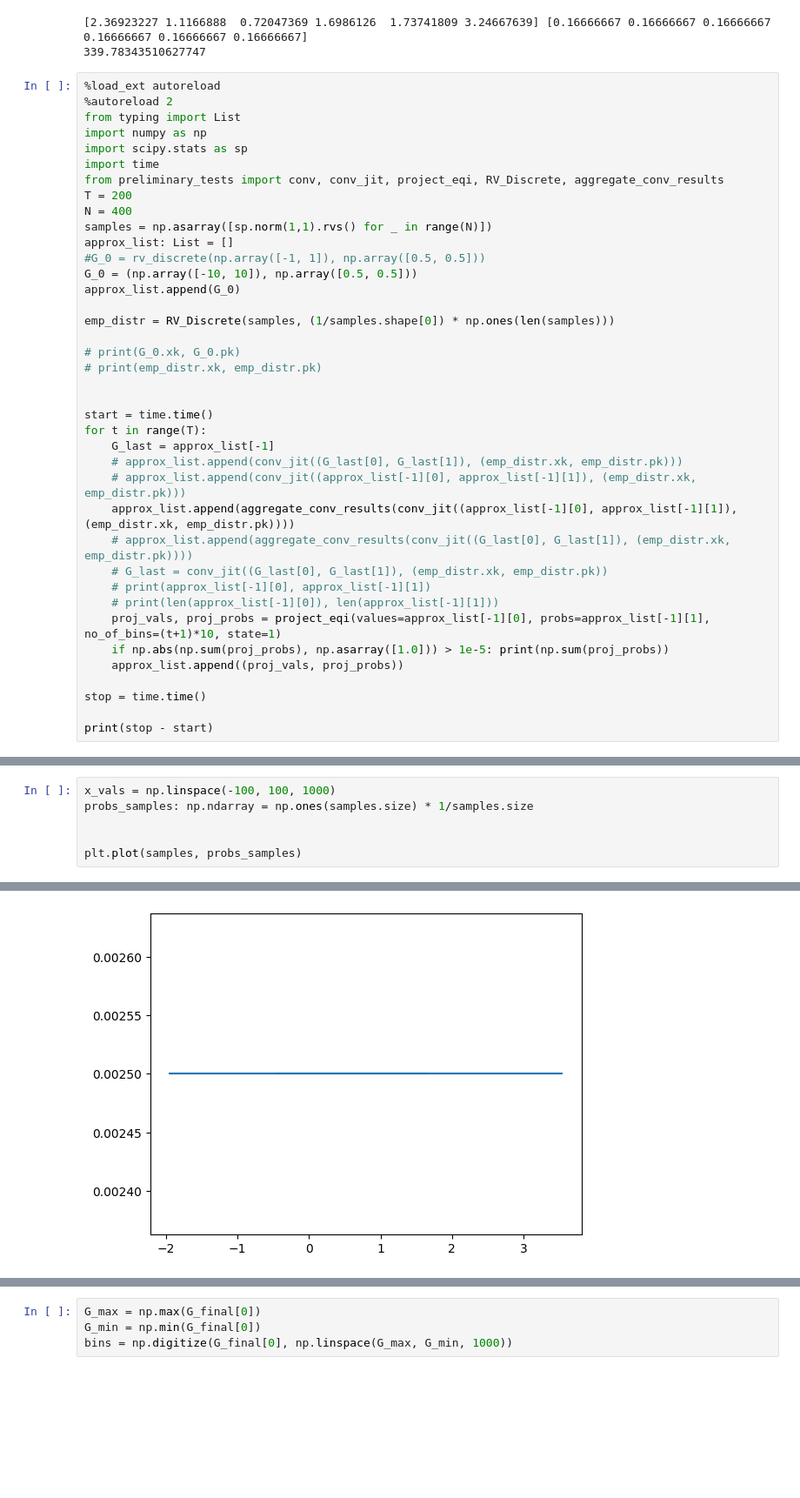
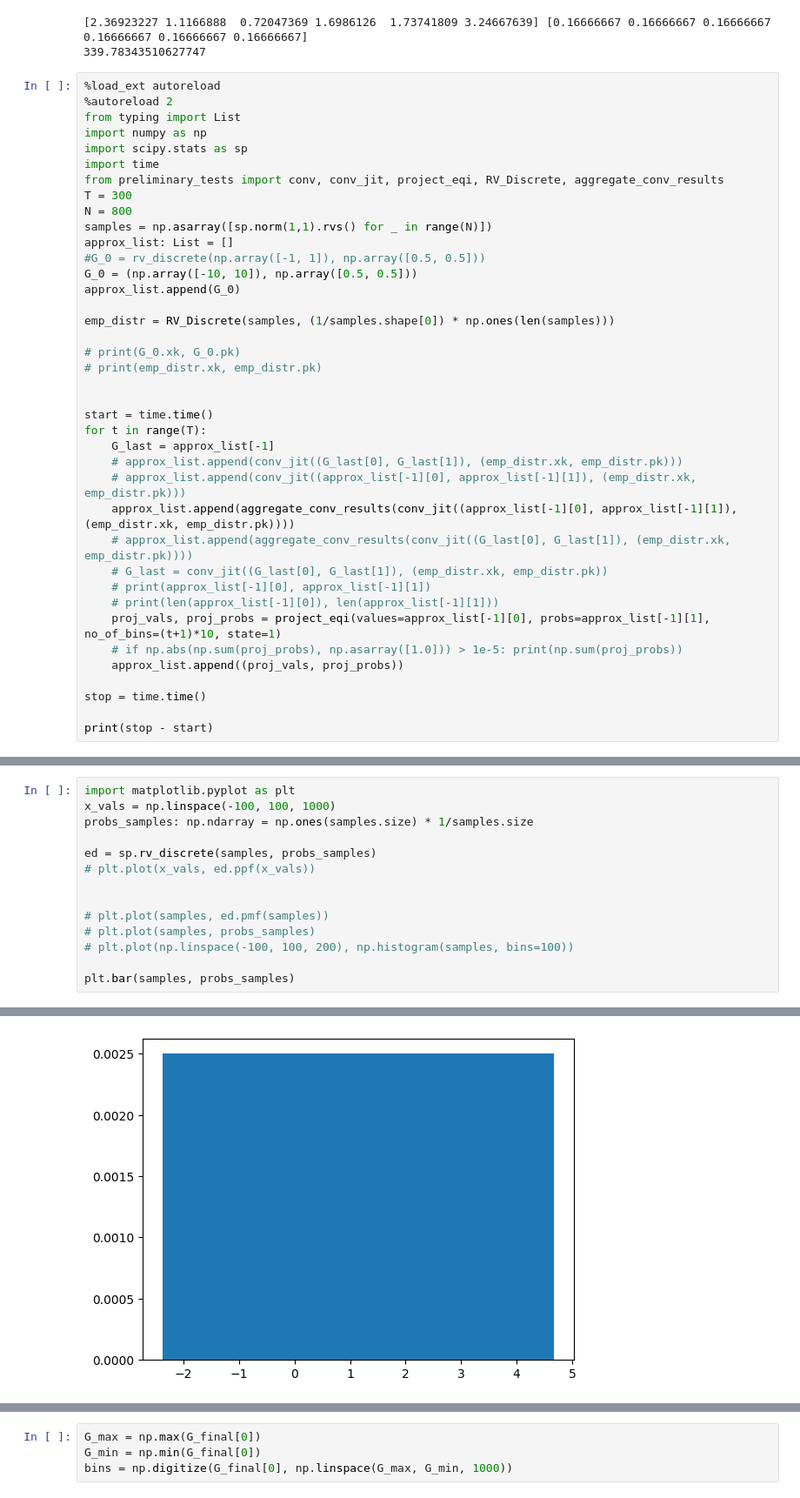
Before and after one commit to anloehr-1097/DistrRL_MonteCarlo, a Jupyter notebook: Untitled.ipynb, the cells around one changed output, grey strips where cells are left out. Shown at 87% size. Cells and saved outputs as stored; diff of their text form; blank space fills up the shorter version.

```diff
--- a/Untitled.ipynb
+++ b/Untitled.ipynb
@@ -178,8 +178,8 @@ import numpy as np
 import scipy.stats as sp
 import time
 from preliminary_tests import conv, conv_jit, project_eqi, RV_Discrete, aggregate_conv_results
-T = 200
-N = 400
+T = 300
+N = 800
 samples = np.asarray([sp.norm(1,1).rvs() for _ in range(N)])
 approx_list: List = []
 #G_0 = rv_discrete(np.array([-1, 1]), np.array([0.5, 0.5]))
@@ -203,7 +203,7 @@ for t in range(T):
     # print(approx_list[-1][0], approx_list[-1][1])
     # print(len(approx_list[-1][0]), len(approx_list[-1][1]))
     proj_vals, proj_probs = project_eqi(values=approx_list[-1][0], probs=approx_list[-1][1], no_of_bins=(t+1)*10, state=1)
-    if np.abs(np.sum(proj_probs), np.asarray([1.0])) > 1e-5: print(np.sum(proj_probs))
+    # if np.abs(np.sum(proj_probs), np.asarray([1.0])) > 1e-5: print(np.sum(proj_probs))
     approx_list.append((proj_vals, proj_probs))
 
 stop = time.time()
@@ -230,7 +212,15 @@ print(stop - start)
 # %%
+import matplotlib.pyplot as plt
 x_vals = np.linspace(-100, 100, 1000)
 probs_samples: np.ndarray = np.ones(samples.size) * 1/samples.size
 
+ed = sp.rv_discrete(samples, probs_samples)
+# plt.plot(x_vals, ed.ppf(x_vals))
 
-plt.plot(samples, probs_samples)
+
+# plt.plot(samples, ed.pmf(samples))
+# plt.plot(samples, probs_samples)
+# plt.plot(np.linspace(-100, 100, 200), np.histogram(samples, bins=100))
+
+plt.bar(samples, probs_samples)
 # %% [output]
@@ -238 +228 @@ plt.plot(samples, probs_samples)
-[figure, old version]
+[figure, new version]
```
Also changed, not shown: parts of 4 cells of this notebook, 1 other file.
